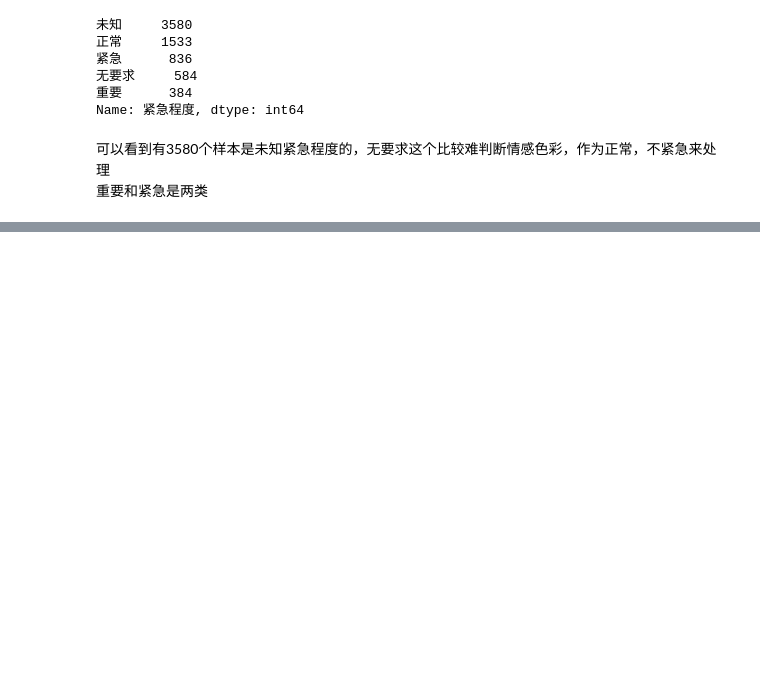
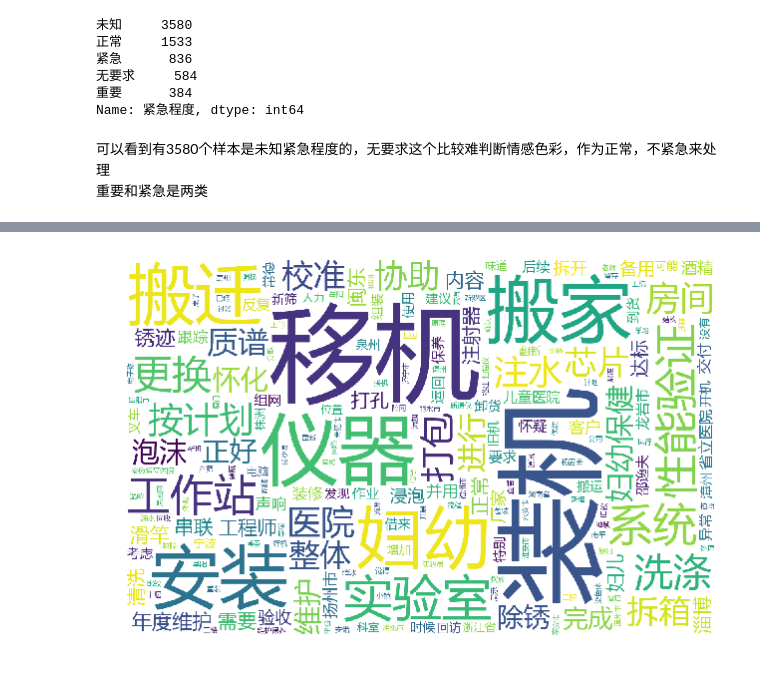
Before and after one commit to clouwer/nlpnotebook, a Jupyter notebook: projects/Biosan-service-upgrade-2019/ipy/data_preprocess.ipynb, the cells around one changed output, grey strips where cells are left out. Saved outputs shown, nothing was run; the diff lists cells and outputs as text; code cells hidden in the pictures; blank space fills up the shorter version.

```diff
--- a/projects/Biosan-service-upgrade-2019/ipy/data_preprocess.ipynb
+++ b/projects/Biosan-service-upgrade-2019/ipy/data_preprocess.ipynb
@@ -541 +569,5 @@ word_cloud_tfidf(data.loc[data['紧急程度'] == '紧急', '问题汇总'], '
+# %%
+word_cloud_tfidf(data.loc[data['维修服务内容'] == '装机/移机','问题汇总'], '装机词云', config.savefig_path)
+# %% [output]
+[figure, added]
 # %%
```
Also changed, not shown: parts of 27 cells of this notebook, 9 other files.
